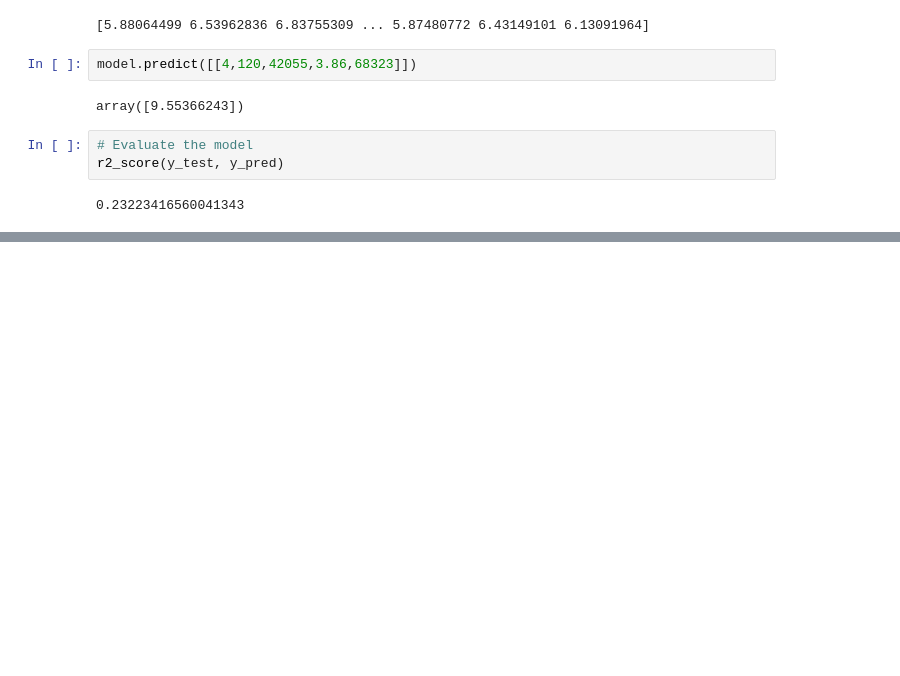
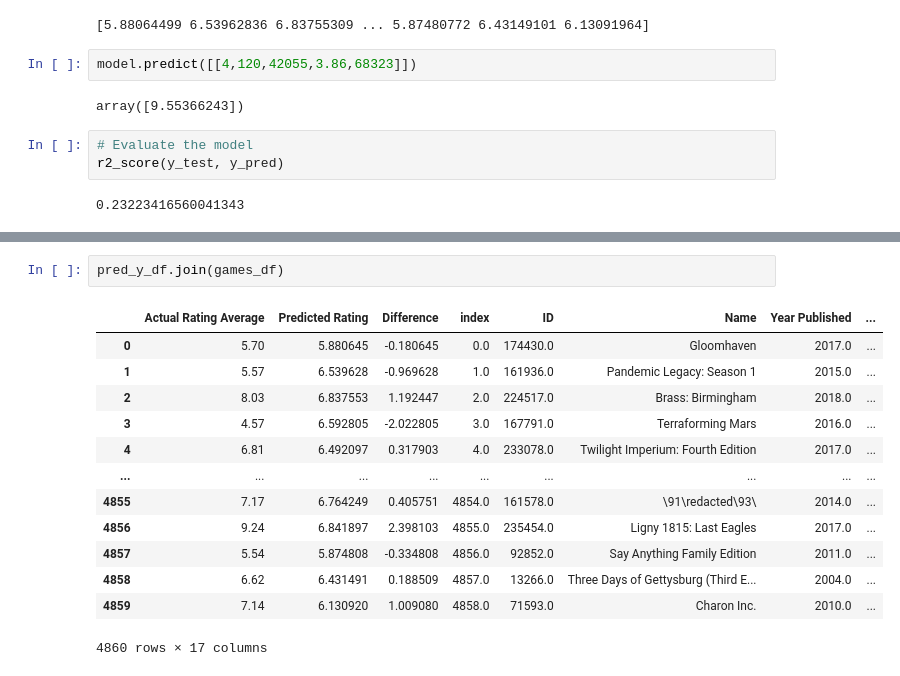
Before and after one commit to aleena-le-mt/Laureena, a Jupyter notebook: mlr_predict_average_rating_with_db.ipynb, the cells around one changed output, grey strips where cells are left out. Saved outputs shown, nothing was run; the diff lists cells and outputs as text; blank space fills up the shorter version.

```diff
--- a/mlr_predict_average_rating_with_db.ipynb
+++ b/mlr_predict_average_rating_with_db.ipynb
@@ -181,3 +175,19 @@ pred_y_df
 | 4858 | 6.62 | 6.431491 | 0.188509 |
 | 4859 | 7.14 | 6.130920 | 1.009080 |
 4860 rows × 3 columns
+# %%
+pred_y_df.join(games_df)
+# %% [output]
+|  | Actual Rating Average | Predicted Rating | Difference | index | ID | Name | Year Published | ... |
+| 0 | 5.70 | 5.880645 | -0.180645 | 0.0 | 174430.0 | Gloomhaven | 2017.0 | ... |
+| 1 | 5.57 | 6.539628 | -0.969628 | 1.0 | 161936.0 | Pandemic Legacy: Season 1 | 2015.0 | ... |
+| 2 | 8.03 | 6.837553 | 1.192447 | 2.0 | 224517.0 | Brass: Birmingham | 2018.0 | ... |
+| 3 | 4.57 | 6.592805 | -2.022805 | 3.0 | 167791.0 | Terraforming Mars | 2016.0 | ... |
+| 4 | 6.81 | 6.492097 | 0.317903 | 4.0 | 233078.0 | Twilight Imperium: Fourth Edition | 2017.0 | ... |
+| ... | ... | ... | ... | ... | ... | ... | ... | ... |
+| 4855 | 7.17 | 6.764249 | 0.405751 | 4854.0 | 161578.0 | \91\redacted\93\ | 2014.0 | ... |
+| 4856 | 9.24 | 6.841897 | 2.398103 | 4855.0 | 235454.0 | Ligny 1815: Last Eagles | 2017.0 | ... |
+| 4857 | 5.54 | 5.874808 | -0.334808 | 4856.0 | 92852.0 | Say Anything Family Edition | 2011.0 | ... |
+| 4858 | 6.62 | 6.431491 | 0.188509 | 4857.0 | 13266.0 | Three Days of Gettysburg (Third E... | 2004.0 | ... |
+| 4859 | 7.14 | 6.130920 | 1.009080 | 4858.0 | 71593.0 | Charon Inc. | 2010.0 | ... |
+4860 rows × 17 columns
```
Also changed, not shown: parts of 3 cells of this notebook, 6 other files.
